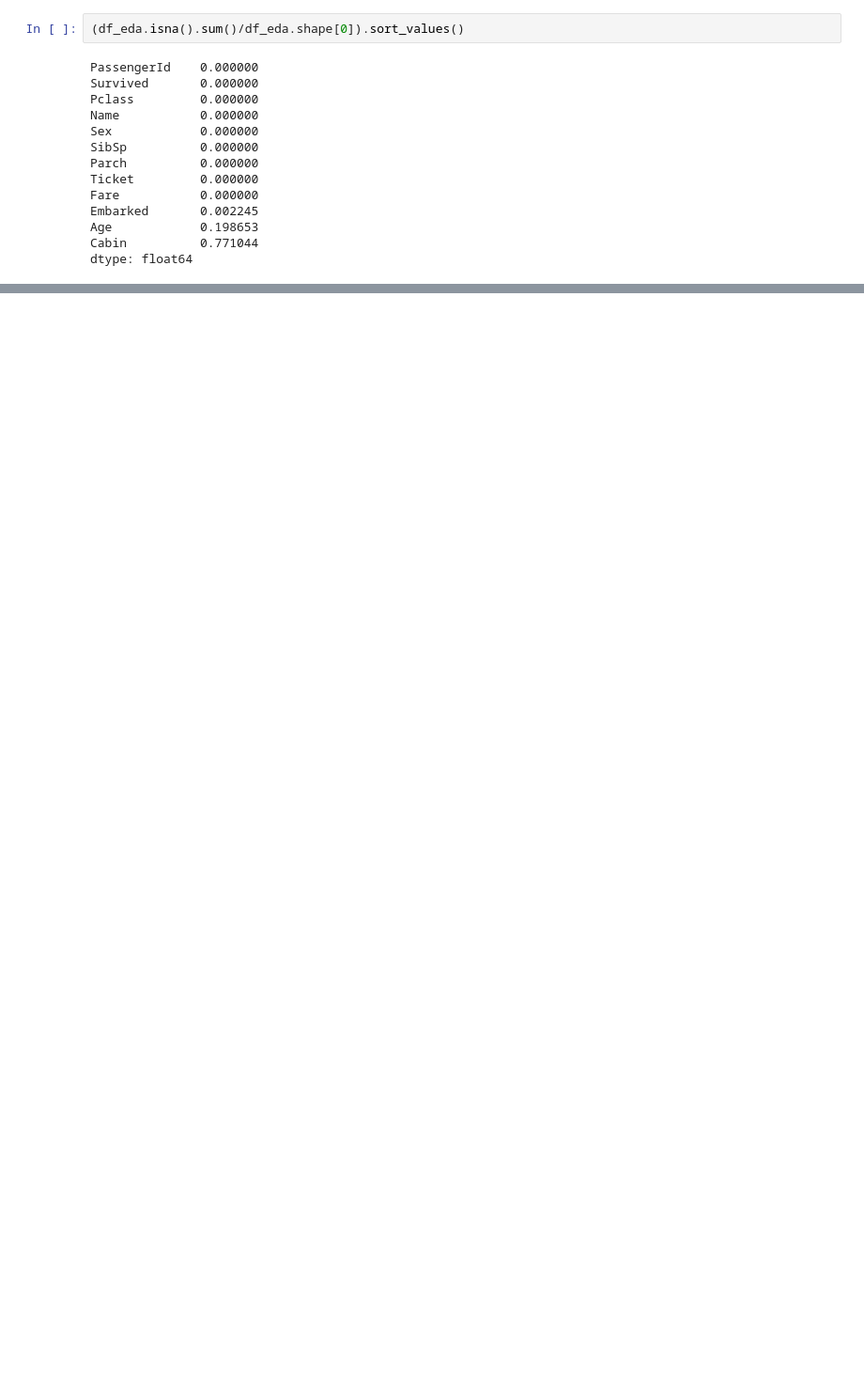
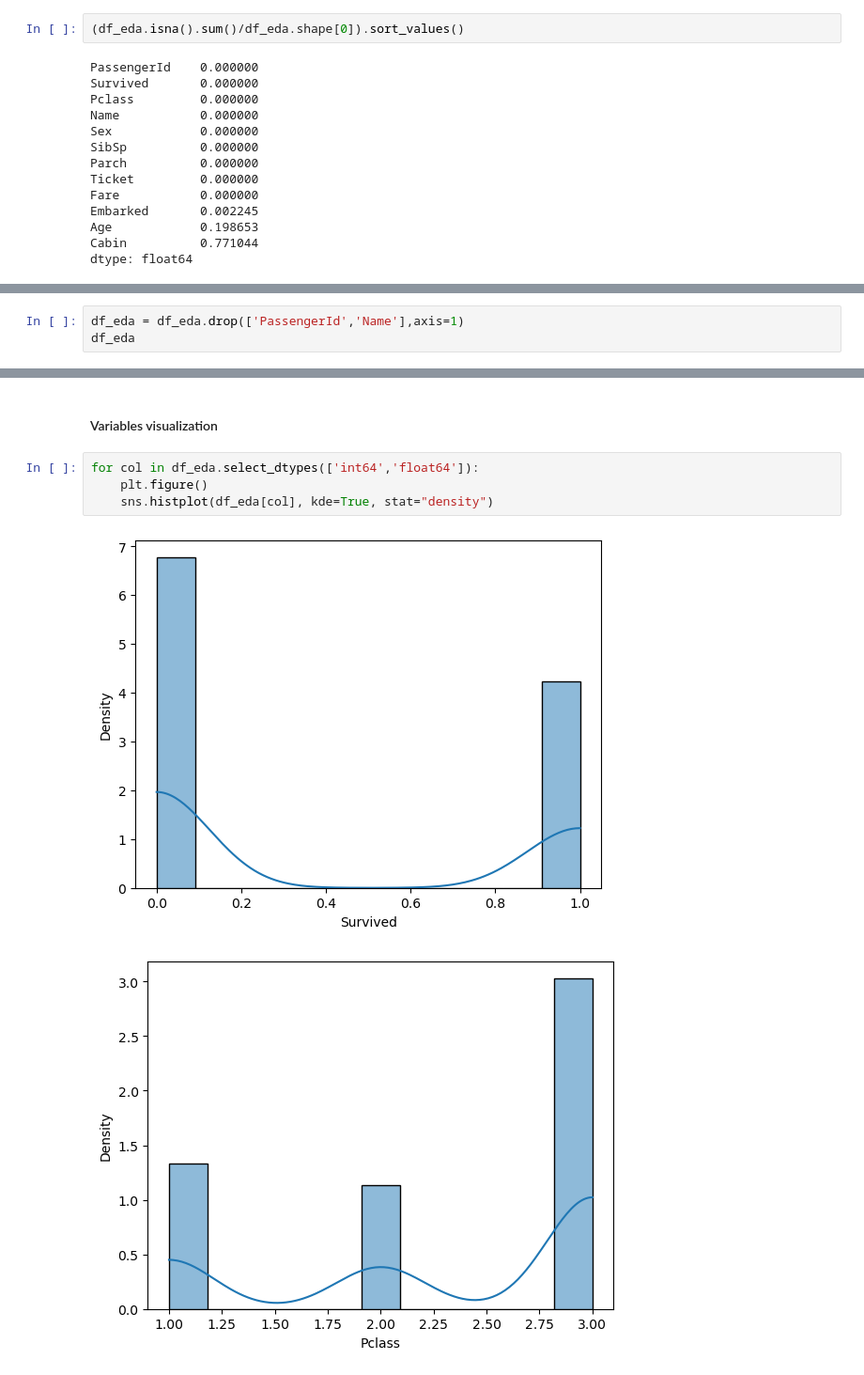
Before and after one commit to Jeremy-Duval-PhD/Kaggle_Titanic, a Jupyter notebook: Kaggle_Titanic.ipynb, the cells around one changed output, grey strips where cells are left out. Shown at 94% size. Saved outputs shown, nothing was run; the diff lists cells and outputs as text; blank space fills up the shorter version.

```diff
--- a/Kaggle_Titanic.ipynb
+++ b/Kaggle_Titanic.ipynb
@@ -84,0 +131,3 @@ dtype: float64
+# %%
+df_eda = df_eda.drop(['PassengerId','Name'],axis=1)
+df_eda
@@ -84,0 +161,9 @@ dtype: float64
+# %% [markdown]
+#### Variables visualization
+# %%
+for col in df_eda.select_dtypes(['int64','float64']):
+    plt.figure()
+    sns.histplot(df_eda[col], kde=True, stat="density")
+# %% [output]
+[figure, added]
+[figure, added]
```
Also changed, not shown: parts of 32 cells of this notebook.
